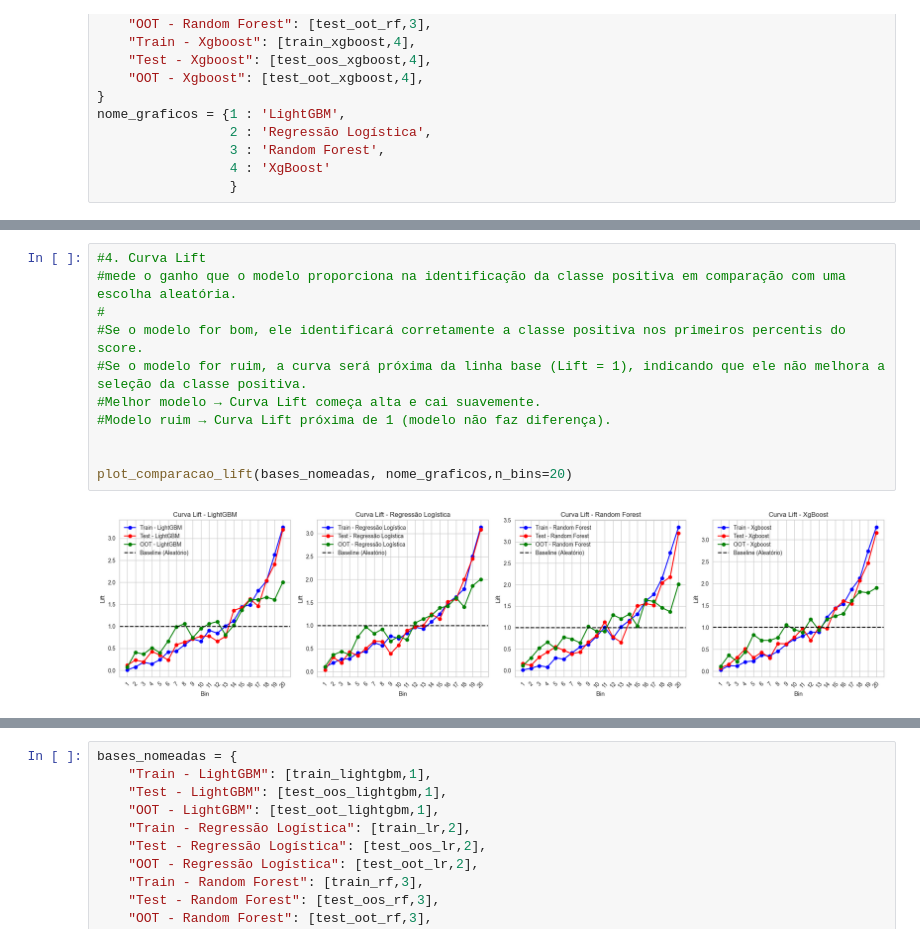
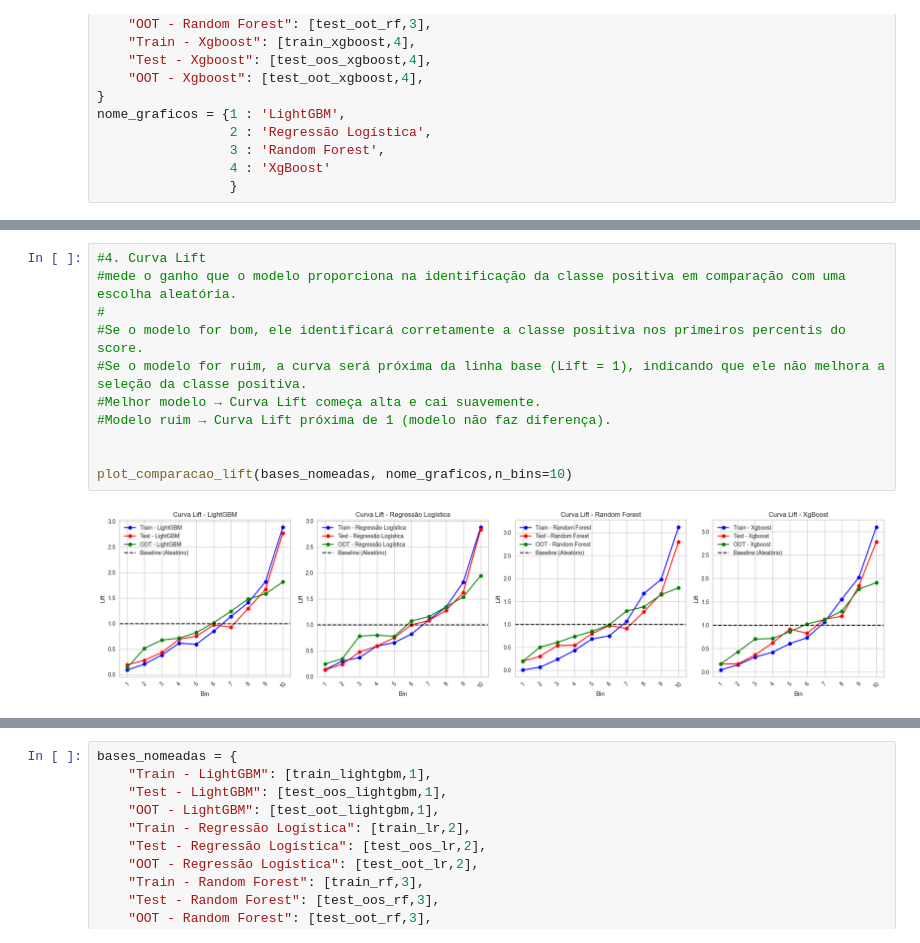
Before and after one commit to RodrigoFCMoreira/credit_scoring_ML_solver, a Jupyter notebook: 4 - Avaliar Técnica de modelagem.ipynb, the cells around one changed output, grey strips where cells are left out. Cells and saved outputs as stored; diff of their text form.

```diff
--- a/4 - Avaliar Técnica de modelagem.ipynb
+++ b/4 - Avaliar Técnica de modelagem.ipynb
@@ -440,16 +448,16 @@ plot_comparacao_ks(bases_nomeadas,nome_graficos)
 # %%
 #4. Curva Lift
 #mede o ganho que o modelo proporciona na identificação da classe positiva em comparação com uma escolha aleatória.
 #
 #Se o modelo for bom, ele identificará corretamente a classe positiva nos primeiros percentis do score.
 #Se o modelo for ruim, a curva será próxima da linha base (Lift = 1), indicando que ele não melhora a seleção da classe positiva.
 #Melhor modelo → Curva Lift começa alta e cai suavemente.
 #Modelo ruim → Curva Lift próxima de 1 (modelo não faz diferença).
 
 
-plot_comparacao_lift(bases_nomeadas, nome_graficos,n_bins=20)
+plot_comparacao_lift(bases_nomeadas, nome_graficos,n_bins=10)
 # %% [output]
-[figure, old version]
+[figure, new version]
 # %%
 #Verificar se o score está ordenando bem e seguindo uma lógica onde quanto maior a probabilidade de mau, maior o % de maus acumulados
 #Ordenamos o score do menor para o maior
```
Also changed, not shown: parts of 40 cells of this notebook, 17 other files.
